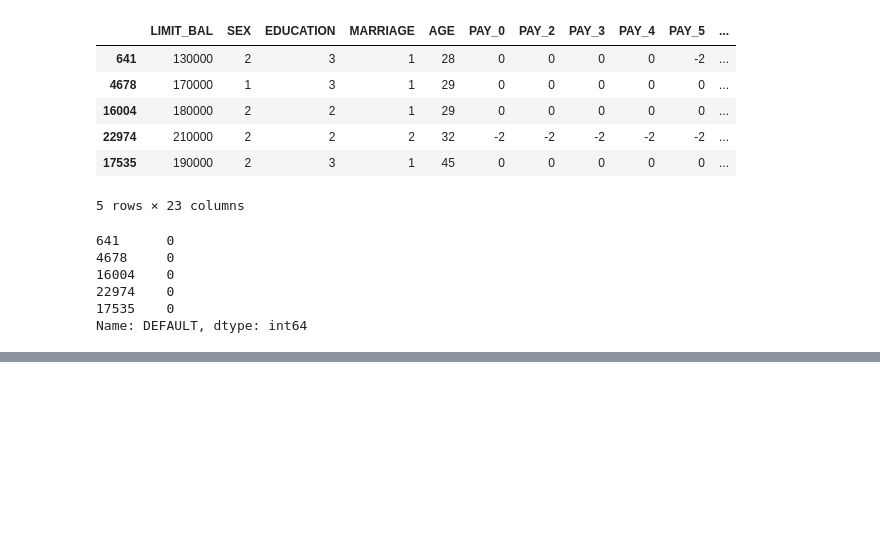
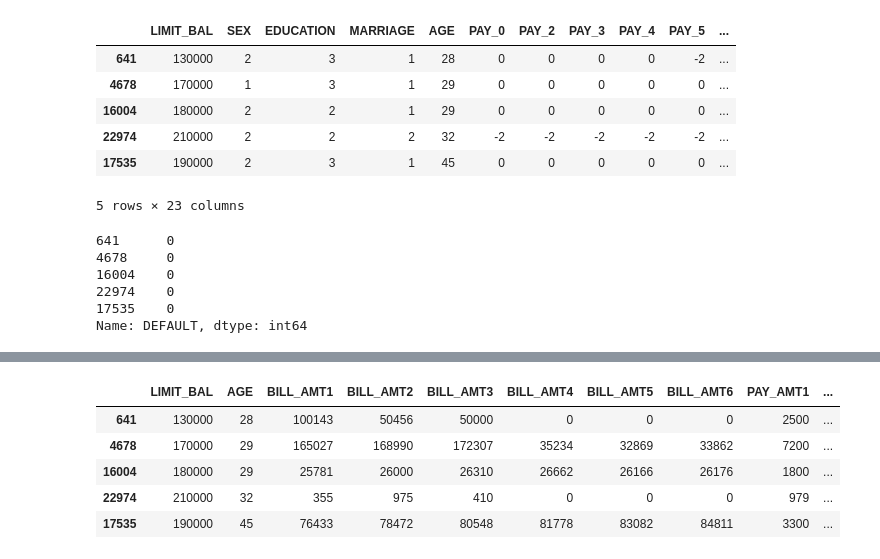
Before and after one commit to lkarjun/data-science-from-scratch, a Jupyter notebook: 16 Logistic Rigression/support_vector_machine.ipynb, the cells around one changed output, grey strips where cells are left out. Saved outputs shown, nothing was run; the diff lists cells and outputs as text; code cells hidden in the pictures; blank space fills up the shorter version.

```diff
--- a/16 Logistic Rigression/support_vector_machine.ipynb
+++ b/16 Logistic Rigression/support_vector_machine.ipynb
@@ -170,0 +183,20 @@ Name: DEFAULT, dtype: int64
+# %%
+X_encoded = pd.get_dummies(X, columns=['SEX',
+                                        'EDUCATION',
+                                        'MARRIAGE',
+                                        'PAY_0',
+                                        'PAY_2',
+                                        'PAY_3',
+                                        'PAY_4',
+                                        'PAY_5',
+                                        'PAY_6'])
+
+pd.set_option('display.max_columns', None)
+X_encoded.head()
+# %% [output]
+|  | LIMIT_BAL | AGE | BILL_AMT1 | BILL_AMT2 | BILL_AMT3 | BILL_AMT4 | BILL_AMT5 | BILL_AMT6 | PAY_AMT1 | ... |
+| 641 | 130000 | 28 | 100143 | 50456 | 50000 | 0 | 0 | 0 | 2500 | ... |
+| 4678 | 170000 | 29 | 165027 | 168990 | 172307 | 35234 | 32869 | 33862 | 7200 | ... |
+| 16004 | 180000 | 29 | 25781 | 26000 | 26310 | 26662 | 26166 | 26176 | 1800 | ... |
+| 22974 | 210000 | 32 | 355 | 975 | 410 | 0 | 0 | 0 | 979 | ... |
+| 17535 | 190000 | 45 | 76433 | 78472 | 80548 | 81778 | 83082 | 84811 | 3300 | ... |
```
Also changed, not shown: parts of 8 cells of this notebook.
